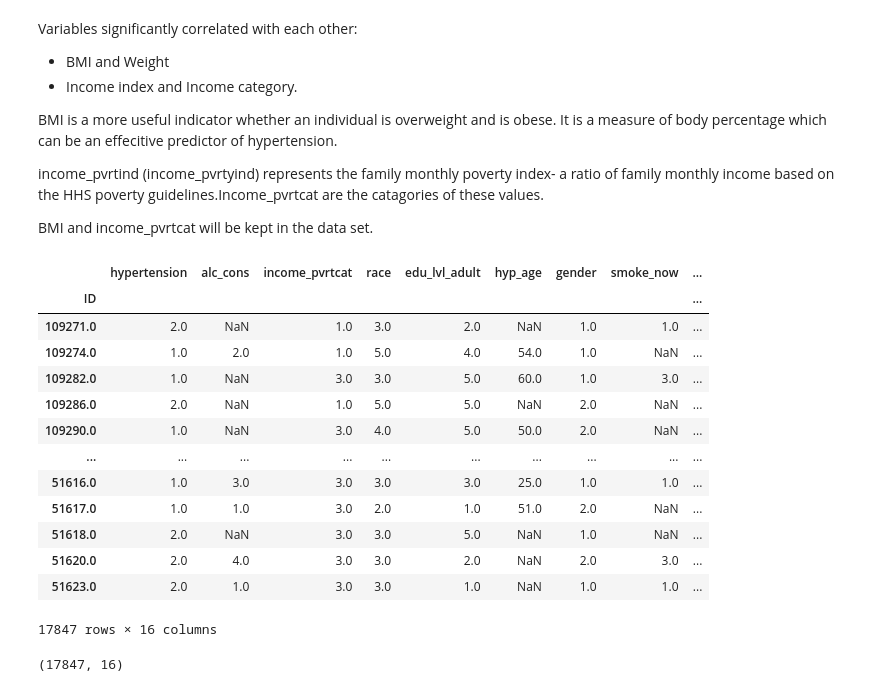
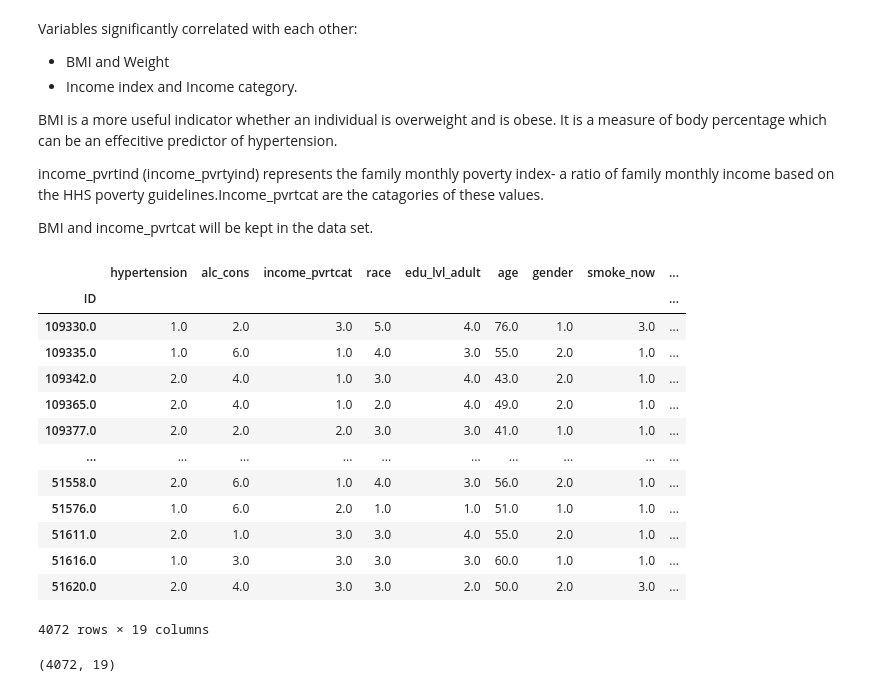
Before and after one commit to bgabr/predicting-risk-of-hypertension-using-NHANES-data, a Jupyter notebook: Project.ipynb, the cells around one changed output. Drawn from its saved outputs; the diff is of its cells as text; code cells hidden in the pictures.

```diff
--- a/Project.ipynb
+++ b/Project.ipynb
@@ -412,11 +412,12 @@ final.set_index('SEQN')
 #Extracting risk factors of hypertension into a new df
 
 
-hyp_nhanes = pd.DataFrame().assign(ID = final['SEQN'],hypertension=final['BPQ020'],alc_cons=final['ALQ130'], income_pvrtind= final['INDFMMPI'],income_pvrtcat= final['INDFMMPC'],race=final['RIDRETH1'],
-edu_lvl_adult=final['DMDEDUC2'],hyp_age=final['BPD035'],gender=final['RIAGENDR'],avg_cig30d=final['SMD650'], smoke_now=final['SMQ040'],
-smoke_100xlife=final['SMQ020'],age_smoked_reg=final['SMD030'],chl_mgdl=final['LBXTC'],
-bmi_index=final['BMXBMI'],weight_kg=final['BMXWT'],vig_act=final['PAQ605'],mod_act=final['PAQ620'],vig_recre_ex=final['PAQ650'],
- mod_recre_ex=final['PAQ665'])
+hyp_nhanes = pd.DataFrame().assign(ID = final['SEQN'],hypertension=final['BPQ020'],alc_cons=final['ALQ130'],
+income_pvrtind= final['INDFMMPI'],income_pvrtcat=final['INDFMMPC'],race=final['RIDRETH1'],
+edu_lvl_adult=final['DMDEDUC2'],age=final['RIDAGEYR'],gender=final['RIAGENDR'],avg_cig30d=final['SMD650'],
+smoke_now=final['SMQ040'],smoke_100xlife=final['SMQ020'],age_smoked_reg=final['SMD030'],chl_mgdl=final['LBXTC'],
+bmi_index=final['BMXBMI'], weight_kg=final['BMXWT'],pulse=final['BPXPLS'],vig_act=final['PAQ605'],mod_act=final['PAQ620'],
+vig_recre_ex=final['PAQ650'],mod_recre_ex=final['PAQ665'],triglyceride=final['LBXTR'],ldl_chol = final['LBDLDL'])
 # %%
 hyp_nhanes.head()
 # %% [output]
@@ -716,24 +699,24 @@ income_pvrtind (income_pvrtyind) represents the family monthly poverty index-  a
 BMI and income_pvrtcat will be kept in the data set.
 # %%
 # Remove two columns name is 'weight' and 'income_pvrtind'
-hypertension = hyp.drop(['weight_kg','income_pvrtind'], axis=1)
+hypertension = hyp_df.drop(['weight_kg','income_pvrtind'], axis=1)
 hypertension
 # %% [output]
-|  | hypertension | alc_cons | income_pvrtcat | race | edu_lvl_adult | hyp_age | gender | smoke_now | ... |
+|  | hypertension | alc_cons | income_pvrtcat | race | edu_lvl_adult | age | gender | smoke_now | ... |
 | ID |  |  |  |  |  |  |  |  | ... |
-| 109271.0 | 2.0 | NaN | 1.0 | 3.0 | 2.0 | NaN | 1.0 | 1.0 | ... |
-| 109274.0 | 1.0 | 2.0 | 1.0 | 5.0 | 4.0 | 54.0 | 1.0 | NaN | ... |
-| 109282.0 | 1.0 | NaN | 3.0 | 3.0 | 5.0 | 60.0 | 1.0 | 3.0 | ... |
-| 109286.0 | 2.0 | NaN | 1.0 | 5.0 | 5.0 | NaN | 2.0 | NaN | ... |
-| 109290.0 | 1.0 | NaN | 3.0 | 4.0 | 5.0 | 50.0 | 2.0 | NaN | ... |
+| 109330.0 | 1.0 | 2.0 | 3.0 | 5.0 | 4.0 | 76.0 | 1.0 | 3.0 | ... |
+| 109335.0 | 1.0 | 6.0 | 1.0 | 4.0 | 3.0 | 55.0 | 2.0 | 1.0 | ... |
+| 109342.0 | 2.0 | 4.0 | 1.0 | 3.0 | 4.0 | 43.0 | 2.0 | 1.0 | ... |
+| 109365.0 | 2.0 | 4.0 | 1.0 | 2.0 | 4.0 | 49.0 | 2.0 | 1.0 | ... |
+| 109377.0 | 2.0 | 2.0 | 2.0 | 3.0 | 3.0 | 41.0 | 1.0 | 1.0 | ... |
 | ... | ... | ... | ... | ... | ... | ... | ... | ... | ... |
-| 51616.0 | 1.0 | 3.0 | 3.0 | 3.0 | 3.0 | 25.0 | 1.0 | 1.0 | ... |
-| 51617.0 | 1.0 | 1.0 | 3.0 | 2.0 | 1.0 | 51.0 | 2.0 | NaN | ... |
-| 51618.0 | 2.0 | NaN | 3.0 | 3.0 | 5.0 | NaN | 1.0 | NaN | ... |
-| 51620.0 | 2.0 | 4.0 | 3.0 | 3.0 | 2.0 | NaN | 2.0 | 3.0 | ... |
-| 51623.0 | 2.0 | 1.0 | 3.0 | 3.0 | 1.0 | NaN | 1.0 | 1.0 | ... |
+| 51558.0 | 2.0 | 6.0 | 1.0 | 4.0 | 3.0 | 56.0 | 2.0 | 1.0 | ... |
+| 51576.0 | 1.0 | 6.0 | 2.0 | 1.0 | 1.0 | 51.0 | 1.0 | 1.0 | ... |
+| 51611.0 | 2.0 | 1.0 | 3.0 | 3.0 | 4.0 | 55.0 | 2.0 | 1.0 | ... |
+| 51616.0 | 1.0 | 3.0 | 3.0 | 3.0 | 3.0 | 60.0 | 1.0 | 1.0 | ... |
+| 51620.0 | 2.0 | 4.0 | 3.0 | 3.0 | 2.0 | 50.0 | 2.0 | 3.0 | ... |
-17847 rows × 16 columns
+4072 rows × 19 columns
 # %%
 hypertension.shape
 # %% [output]
-(17847, 16)
+(4072, 19)
```
Also changed, not shown: parts of 22 cells of this notebook.
